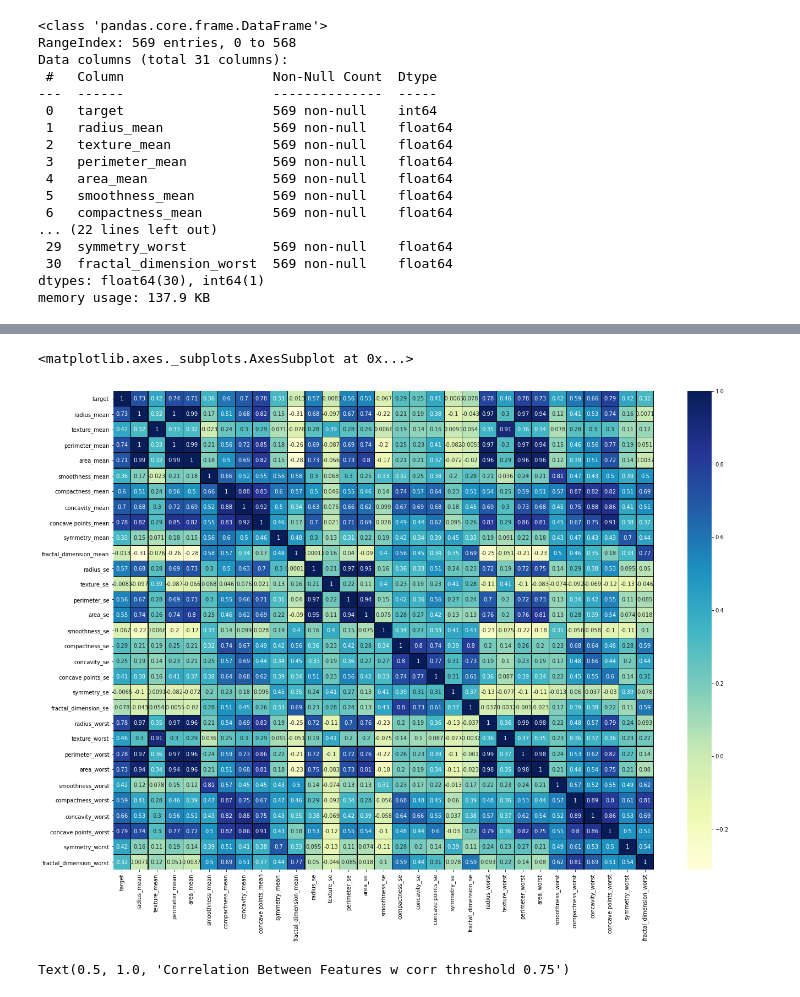
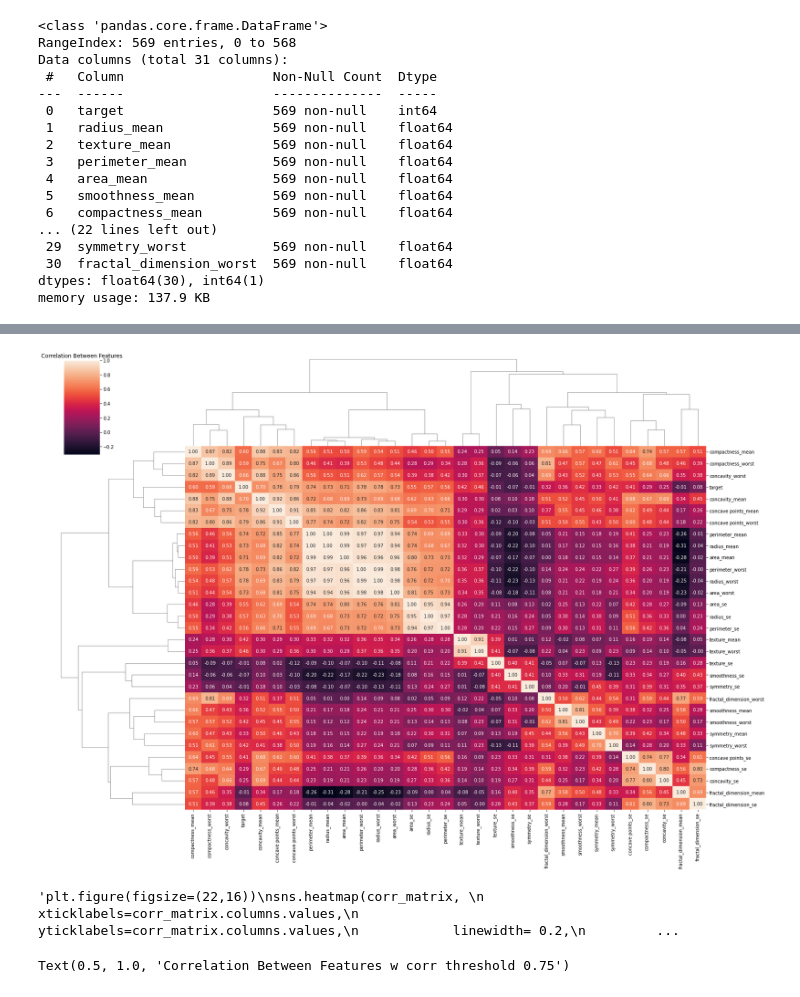
Before and after one commit to arslansevval/BreastCancerClassificationwithKNN, a Jupyter notebook: Breast_Cancer_Classification.ipynb, the cells around one changed output, grey strips where cells are left out. Saved outputs shown, nothing was run; the diff lists cells and outputs as text; code cells hidden in the pictures.

```diff
--- a/Breast_Cancer_Classification.ipynb
+++ b/Breast_Cancer_Classification.ipynb
@@ -101,22 +102,22 @@ data.describe()
 # %%
 #Explore data analysis
 #Correlation
 corr_matrix = data.corr()
-#sns.clustermap(corr_matrix, annot = True, fmt = ".2f")
-#plt.title("Correlation Between Features")
-#plt.show()
-plt.figure(figsize=(22,16))
+sns.clustermap(corr_matrix, annot = True, fmt = ".2f", figsize=(22,16))
+plt.title("Correlation Between Features")
+plt.show()
+"""plt.figure(figsize=(22,16))
 sns.heatmap(corr_matrix,
             xticklabels=corr_matrix.columns.values,
             yticklabels=corr_matrix.columns.values,
             linewidth= 0.2,
             linecolor = 'black',
             annot = True,
             cmap="YlGnBu",
-            )
+            )"""
 # %% [output]
+[figure, new version]
-<matplotlib.axes._subplots.AxesSubplot at 0x...>
+'plt.figure(figsize=(22,16))\nsns.heatmap(corr_matrix, \n            xticklabels=corr_matrix.columns.values,\n            yticklabels=corr_matrix.columns.values,\n            linewidth= 0.2,\n         ...
-[figure, old version]
 # %%
 #there some correlated features
 threshold = 0.60
```
Also changed, not shown: parts of 10 cells of this notebook.
